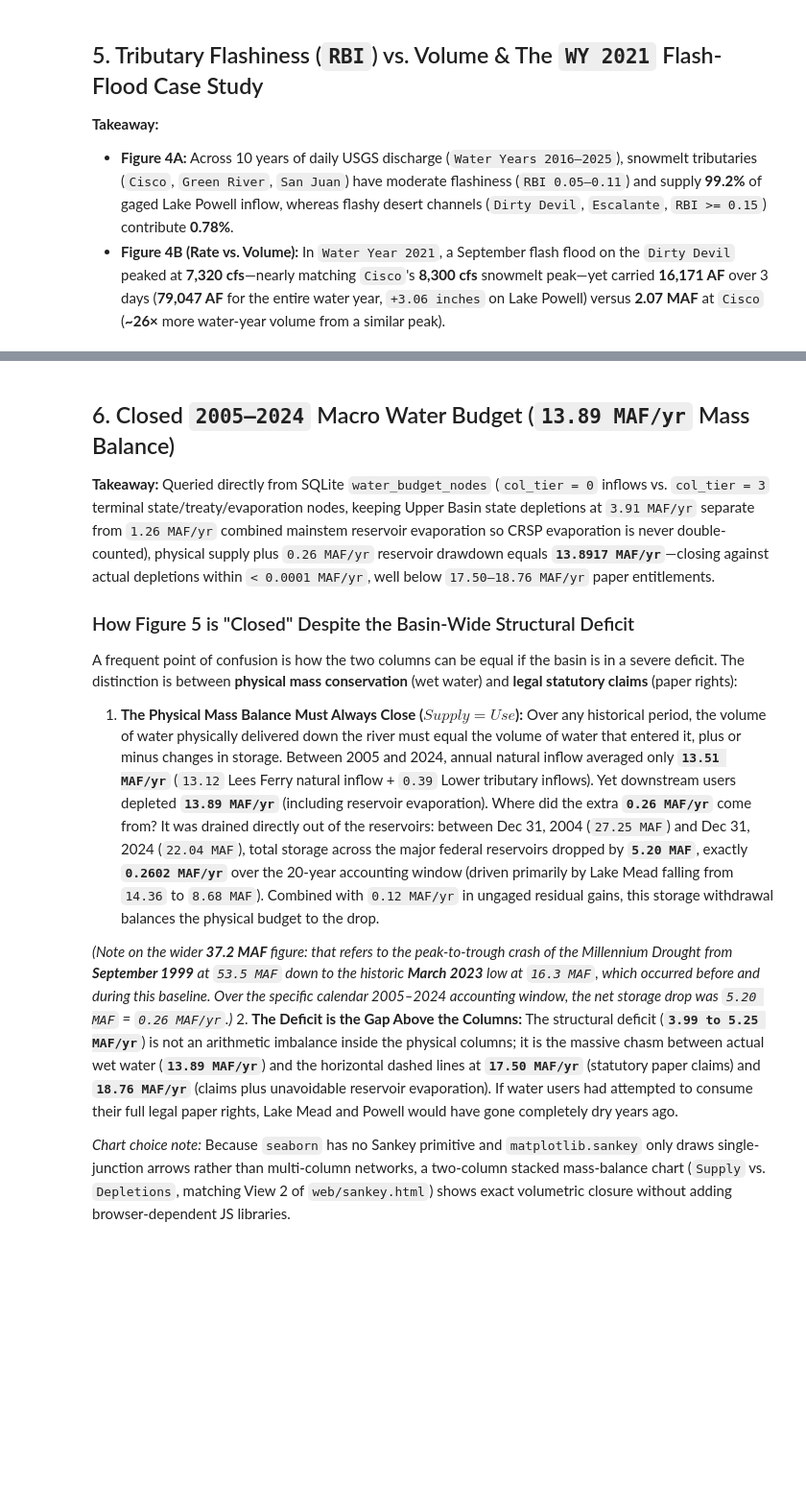
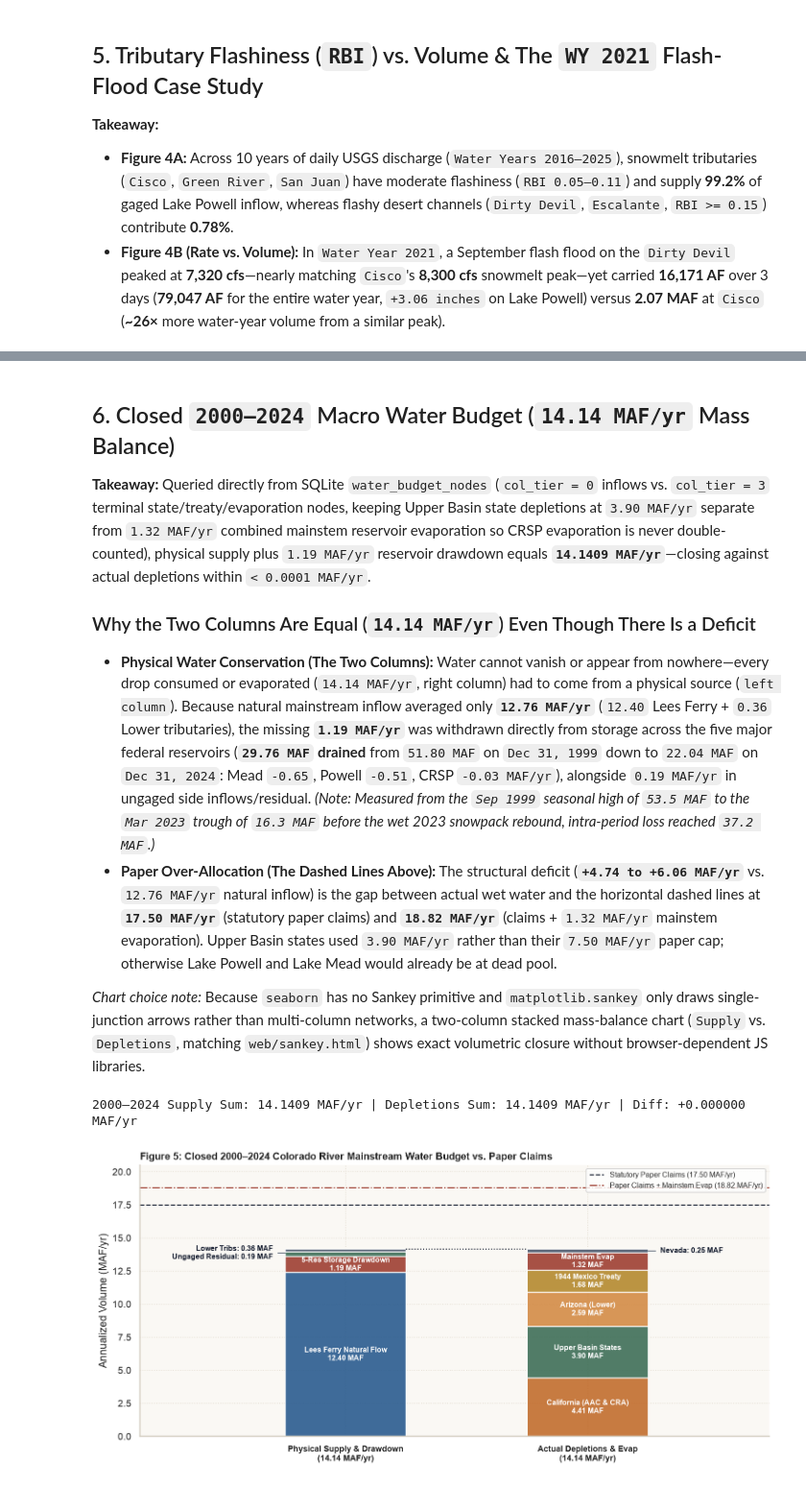
Before and after one commit to schochdo/CO_River, a Jupyter notebook: web/notebooks/colorado_river_analysis.ipynb, the cells around one changed output, grey strips where cells are left out. Shown at 96% size. Drawn from its saved outputs; the diff is of its cells as text; code cells hidden in the pictures; blank space fills up the shorter version.

```diff
--- a/web/notebooks/colorado_river_analysis.ipynb
+++ b/web/notebooks/colorado_river_analysis.ipynb
@@ -207,15 +233,12 @@ plt.show()
 # %% [markdown]
-## 6. Closed `2005–2024` Macro Water Budget (`13.89 MAF/yr` Mass Balance)
-**Takeaway:** Queried directly from SQLite `water_budget_nodes` (`col_tier = 0` inflows vs. `col_tier = 3` terminal state/treaty/evaporation nodes, keeping Upper Basin state depletions at `3.91 MAF/yr` separate from `1.26 MAF/yr` combined mainstem reservoir evaporation so CRSP evaporation is never double-counted), physical supply plus `0.26 MAF/yr` reservoir drawdown equals **`13.8917 MAF/yr`**—closing against actual depletions within `< 0.0001 MAF/yr`, well below `17.50–18.76 MAF/yr` paper entitlements.
+## 6. Closed `2000–2024` Macro Water Budget (`14.14 MAF/yr` Mass Balance)
+**Takeaway:** Queried directly from SQLite `water_budget_nodes` (`col_tier = 0` inflows vs. `col_tier = 3` terminal state/treaty/evaporation nodes, keeping Upper Basin state depletions at `3.90 MAF/yr` separate from `1.32 MAF/yr` combined mainstem reservoir evaporation so CRSP evaporation is never double-counted), physical supply plus `1.19 MAF/yr` reservoir drawdown equals **`14.1409 MAF/yr`**—closing against actual depletions within `< 0.0001 MAF/yr`.
 
-### How Figure 5 is "Closed" Despite the Basin-Wide Structural Deficit
-A frequent point of confusion is how the two columns can be equal if the basin is in a severe deficit. The distinction is between **physical mass conservation** (wet water) and **legal statutory claims** (paper rights):
-1. **The Physical Mass Balance Must Always Close ($Supply = Use$):** Over any historical period, the volume of water physically delivered down the river must equal the volume of water that entered it, plus or minus changes in storage. Between 2005 and 2024, annual natural inflow averaged only **`13.51 MAF/yr`** (`13.12` Lees Ferry natural inflow + `0.39` Lower tributary inflows). Yet downstream users depleted **`13.89 MAF/yr`** (including reservoir evaporation). Where did the extra **`0.26 MAF/yr`** come from? It was drained directly out of the reservoirs: between Dec 31, 2004 (`27.25 MAF`) and Dec 31, 2024 (`22.04 MAF`), total storage across the major federal reservoirs dropped by **`5.20 MAF`**, exactly **`0.2602 MAF/yr`** over the 20-year accounting window (driven primarily by Lake Mead falling from `14.36` to `8.68 MAF`). Combined with `0.12 MAF/yr` in ungaged residual gains, this storage withdrawal balances the physical budget to the drop.
+### Why the Two Columns Are Equal (`14.14 MAF/yr`) Even Though There Is a Deficit
+- **Physical Water Conservation (The Two Columns):** Water cannot vanish or appear from nowhere—every drop consumed or evaporated (`14.14 MAF/yr`, right column) had to come from a physical source (`left column`). Because natural mainstream inflow averaged only **`12.76 MAF/yr`** (`12.40` Lees Ferry + `0.36` Lower tributaries), the missing **`1.19 MAF/yr`** was withdrawn directly from storage across the five major federal reservoirs (**`29.76 MAF` drained** from `51.80 MAF` on `Dec 31, 1999` down to `22.04 MAF` on `Dec 31, 2024`: Mead `-0.65`, Powell `-0.51`, CRSP `-0.03 MAF/yr`), alongside `0.19 MAF/yr` in ungaged side inflows/residual. *(Note: Measured from the `Sep 1999` seasonal high of `53.5 MAF` to the `Mar 2023` trough of `16.3 MAF` before the wet 2023 snowpack rebound, intra-period loss reached `37.2 MAF`.)*
+- **Paper Over-Allocation (The Dashed Lines Above):** The structural deficit (**`+4.74 to +6.06 MAF/yr`** vs. `12.76 MAF/yr` natural inflow) is the gap between actual wet water and the horizontal dashed lines at **`17.50 MAF/yr`** (statutory paper claims) and **`18.82 MAF/yr`** (claims + `1.32 MAF/yr` mainstem evaporation). Upper Basin states used `3.90 MAF/yr` rather than their `7.50 MAF/yr` paper cap; otherwise Lake Powell and Lake Mead would already be at dead pool.
 
-*(Note on the wider **37.2 MAF** figure: that refers to the peak-to-trough crash of the Millennium Drought from **September 1999** at `53.5 MAF` down to the historic **March 2023** low at `16.3 MAF`, which occurred before and during this baseline. Over the specific calendar 2005–2024 accounting window, the net storage drop was `5.20 MAF` = `0.26 MAF/yr`.)*
-2. **The Deficit is the Gap Above the Columns:** The structural deficit (**`3.99 to 5.25 MAF/yr`**) is not an arithmetic imbalance inside the physical columns; it is the massive chasm between actual wet water (**`13.89 MAF/yr`**) and the horizontal dashed lines at **`17.50 MAF/yr`** (statutory paper claims) and **`18.76 MAF/yr`** (claims plus unavoidable reservoir evaporation). If water users had attempted to consume their full legal paper rights, Lake Mead and Powell would have gone completely dry years ago.
-
-*Chart choice note:* Because `seaborn` has no Sankey primitive and `matplotlib.sankey` only draws single-junction arrows rather than multi-column networks, a two-column stacked mass-balance chart (`Supply` vs. `Depletions`, matching View 2 of `web/sankey.html`) shows exact volumetric closure without adding browser-dependent JS libraries.
+*Chart choice note:* Because `seaborn` has no Sankey primitive and `matplotlib.sankey` only draws single-junction arrows rather than multi-column networks, a two-column stacked mass-balance chart (`Supply` vs. `Depletions`, matching `web/sankey.html`) shows exact volumetric closure without browser-dependent JS libraries.
 # %%
 wb_meta = dict(q('SELECT meta_key, meta_value FROM water_budget_meta').values)
 t0 = q('SELECT display_name, maf_yr FROM water_budget_nodes WHERE col_tier = 0 ORDER BY maf_yr DESC')
@@ -223,8 +246,8 @@ t3 = q('SELECT display_name, maf_yr, basin FROM water_budget_nodes WHERE col_tie
 
 supply_parts = [
     ('Lees Ferry Natural Flow', float(t0.loc[t0['display_name'].str.contains('Lees Ferry'), 'maf_yr'].iloc[0]), PALETTE['blue']),
+    ('5-Res Storage Drawdown', float(t0.loc[t0['display_name'].str.contains('Drawdown'), 'maf_yr'].iloc[0]), PALETTE['red']),
     ('Lower Mainstem Gaged Tribs', float(t0.loc[t0['display_name'].str.contains('Lower Mainstem'), 'maf_yr'].iloc[0]), PALETTE['sage']),
-    ('5-Reservoir Storage Drawdown', float(t0.loc[t0['display_name'].str.contains('Drawdown'), 'maf_yr'].iloc[0]), PALETTE['red']),
     ('Ungaged Inflows & Residual', float(t0.loc[t0['display_name'].str.contains('Residual'), 'maf_yr'].iloc[0]), PALETTE['slate']),
 ]
 ub_states = float(t3.loc[t3['basin'] == 'upper', 'maf_yr'].sum())
@@ -240,41 +263,44 @@ depletion_parts = [
 sup_sum = sum(v for _, v, _ in supply_parts)
 dep_sum = sum(v for _, v, _ in depletion_parts)
 assert abs(sup_sum - dep_sum) < 0.01, f'Mass balance mismatch: {sup_sum} vs {dep_sum}'
-print(f'2005–2024 Supply Sum: {sup_sum:.4f} MAF/yr | Depletions Sum: {dep_sum:.4f} MAF/yr | Diff: {sup_sum - dep_sum:+.6f} MAF/yr')
+print(f'2000–2024 Supply Sum: {sup_sum:.4f} MAF/yr | Depletions Sum: {dep_sum:.4f} MAF/yr | Diff: {sup_sum - dep_sum:+.6f} MAF/yr')
 
 fig, ax = plt.subplots(figsize=(10.8, 5.2), dpi=140)
 bar_w = 0.50
 for x_pos, parts in [(0, supply_parts), (1, depletion_parts)]:
     bottom = 0.0
     for label, val, col in parts:
         ax.bar(x_pos, val, width=bar_w, bottom=bottom, color=col, edgecolor='white', lw=1.2, alpha=0.90)
         if val >= 1.10:
             ax.text(x_pos, bottom + val / 2, f'{label}\n{val:.2f} MAF', ha='center', va='center',
                     color='white', fontsize=8.3, fontweight='bold')
         bottom += val
 
 # Callout labels for thin top segments so no text overlaps
-ax.text(-0.30, 13.50, 'Lower Tribs: 0.39 MAF\n5-Res Drawdown: 0.26 MAF\nUngaged Residual: 0.12 MAF',
-        ha='right', va='center', fontsize=7.9, color=PALETTE['ink'], fontweight='bold')
-ax.plot([-0.28, -0.25], [13.50, 13.50], color=PALETTE['slate'], lw=0.9)
-ax.text(1.30, 13.77, 'Nevada: 0.24 MAF', ha='left', va='center', fontsize=8.2, color=PALETTE['ink'], fontweight='bold')
-ax.plot([1.25, 1.28], [13.77, 13.77], color=PALETTE['slate'], lw=0.9)
+ax.text(-0.30, 13.86, 'Lower Tribs: 0.36 MAF\nUngaged Residual: 0.19 MAF',
+        ha='right', va='center', fontsize=8.0, color=PALETTE['ink'], fontweight='bold')
+ax.plot([-0.28, -0.25], [13.86, 13.86], color=PALETTE['slate'], lw=0.9)
+ax.text(1.30, 14.02, 'Nevada: 0.25 MAF', ha='left', va='center', fontsize=8.2, color=PALETTE['ink'], fontweight='bold')
+ax.plot([1.25, 1.28], [14.02, 14.02], color=PALETTE['slate'], lw=0.9)
 
 ax.plot([bar_w/2, 1 - bar_w/2], [sup_sum, dep_sum], color=PALETTE['ink'], ls=':', lw=1.2)
 ax.axhline(float(wb_meta['statutory_claims_maf']), color=PALETTE['ink'], ls='--', lw=1.3,
            label=f"Statutory Paper Claims ({float(wb_meta['statutory_claims_maf']):.2f} MAF/yr)")
 ax.axhline(float(wb_meta['statutory_plus_evap_maf']), color=PALETTE['red'], ls='-.', lw=1.3,
            label=f"Paper Claims + Mainstem Evap ({float(wb_meta['statutory_plus_evap_maf']):.2f} MAF/yr)")
 ax.set_xticks([0, 1])
 ax.set_xticklabels([f'Physical Supply & Drawdown\n({sup_sum:.2f} MAF/yr)', f'Actual Depletions & Evap\n({dep_sum:.2f} MAF/yr)'], fontsize=9.5, fontweight='bold')
 ax.set_xlim(-0.85, 1.75)
 ax.set_ylim(0, 20.5)
 ax.set_ylabel('Annualized Volume (MAF/yr)')
-ax.set_title('Figure 5: Closed 2005–2024 Colorado River Mainstream Water Budget vs. Paper Claims', fontsize=11.2, fontweight='bold', loc='left')
+ax.set_title('Figure 5: Closed 2000–2024 Colorado River Mainstream Water Budget vs. Paper Claims', fontsize=11.2, fontweight='bold', loc='left')
 ax.legend(loc='upper right', fontsize=8.2, frameon=True, facecolor='white')
 sns.despine(ax=ax)
 plt.tight_layout()
 plt.show()
 conn.close()
+# %% [output]
+2000–2024 Supply Sum: 14.1409 MAF/yr | Depletions Sum: 14.1409 MAF/yr | Diff: +0.000000 MAF/yr
+[figure, added]
 # %% [markdown]
 ## 7. Known Limitations & AI Collaboration Disclosure
```
Also changed, not shown: parts of 9 cells of this notebook, 33 other files.
